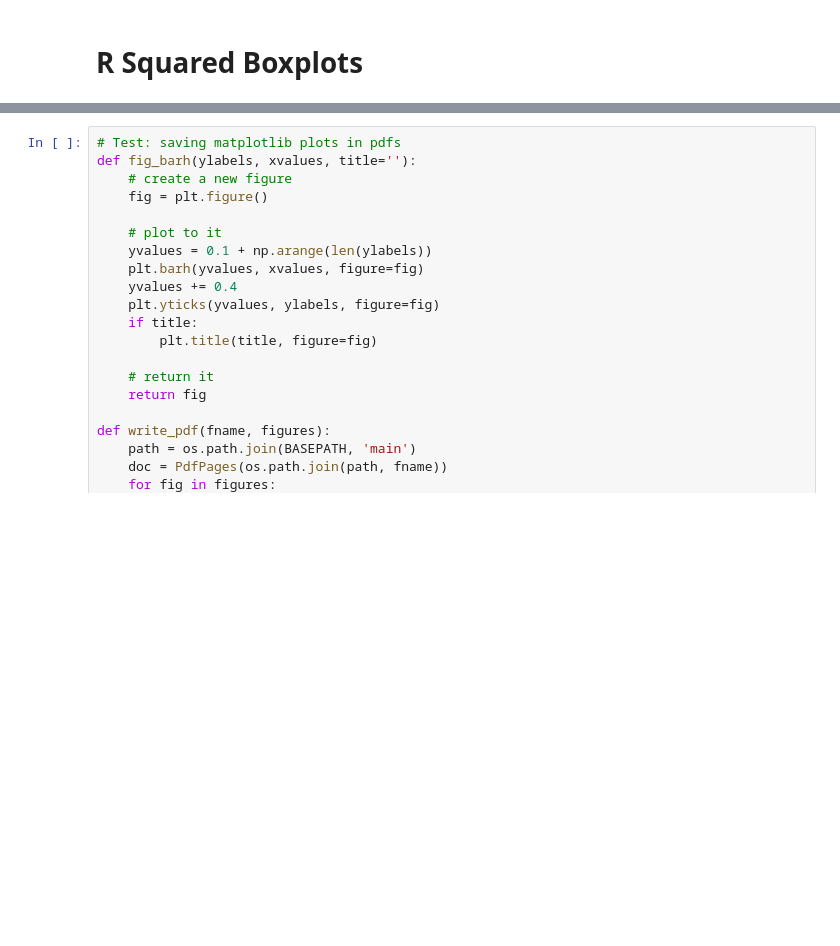
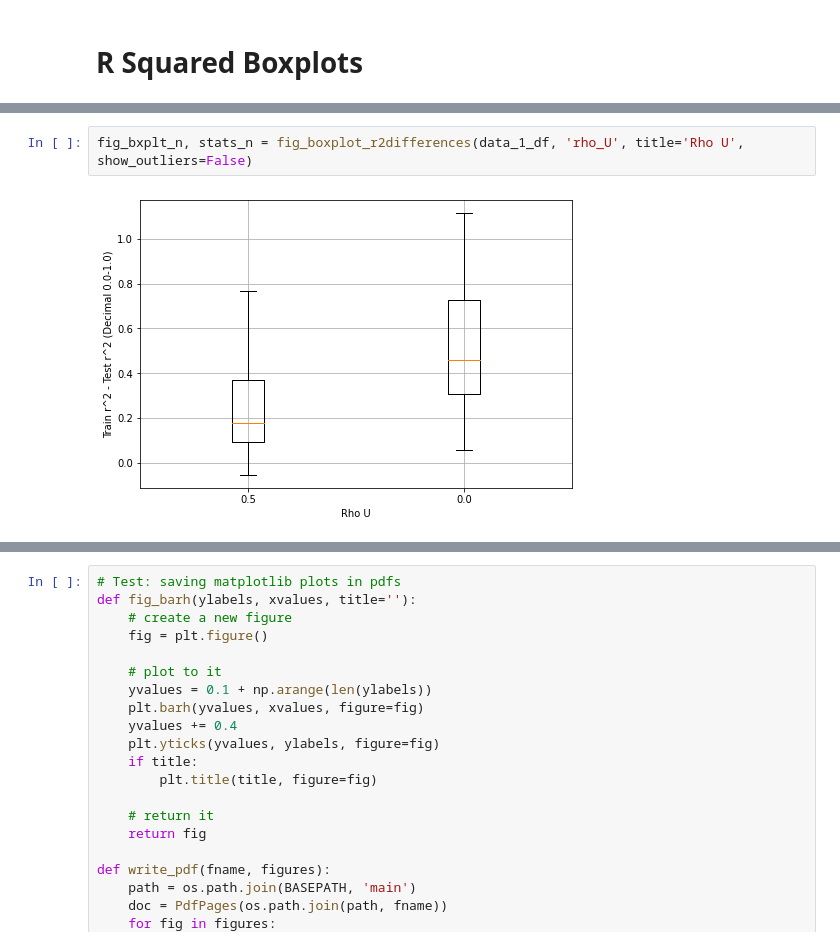
Before and after one commit to Mathgo12/Chinook-Growth-Project, a Jupyter notebook: main/simulation.ipynb, the cells around one changed output, grey strips where cells are left out. Drawn from its saved outputs; the diff is of its cells as text; blank space fills up the shorter version.

```diff
--- a/main/simulation.ipynb
+++ b/main/simulation.ipynb
@@ -153,0 +165,4 @@ fig_bxplt_nonlinear, stats_nonlinear = fig_boxplot_r2differences(data_1_df, 'non
+# %%
+fig_bxplt_n, stats_n = fig_boxplot_r2differences(data_1_df, 'rho_U', title='Rho U', show_outliers=False)
+# %% [output]
+[figure, added]
```
Also changed, not shown: parts of 9 cells of this notebook.
